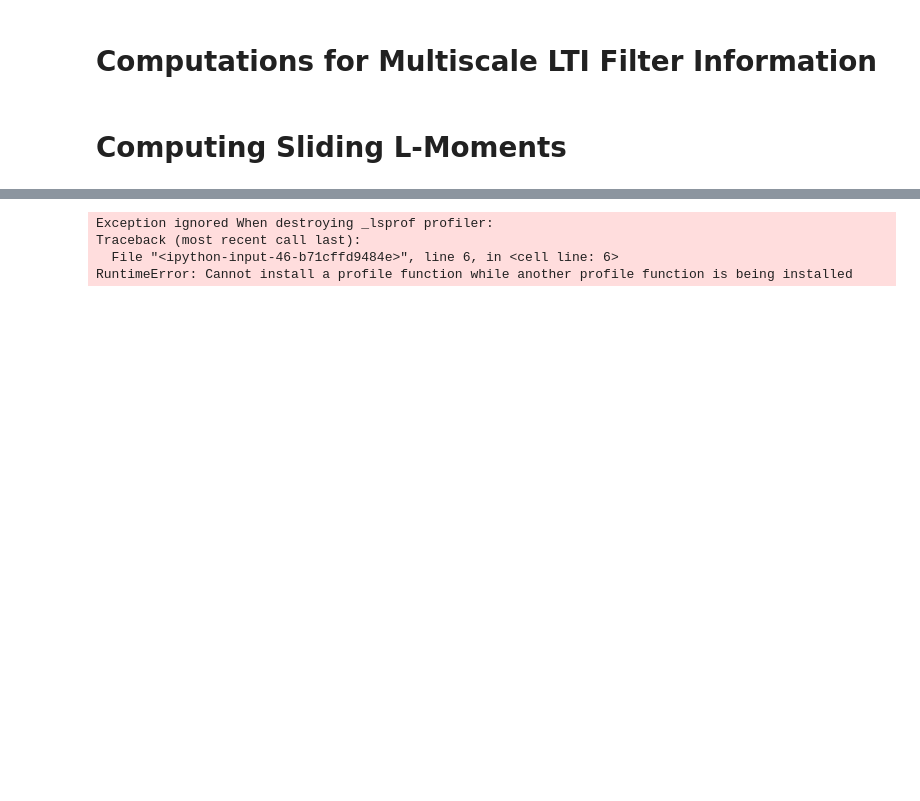
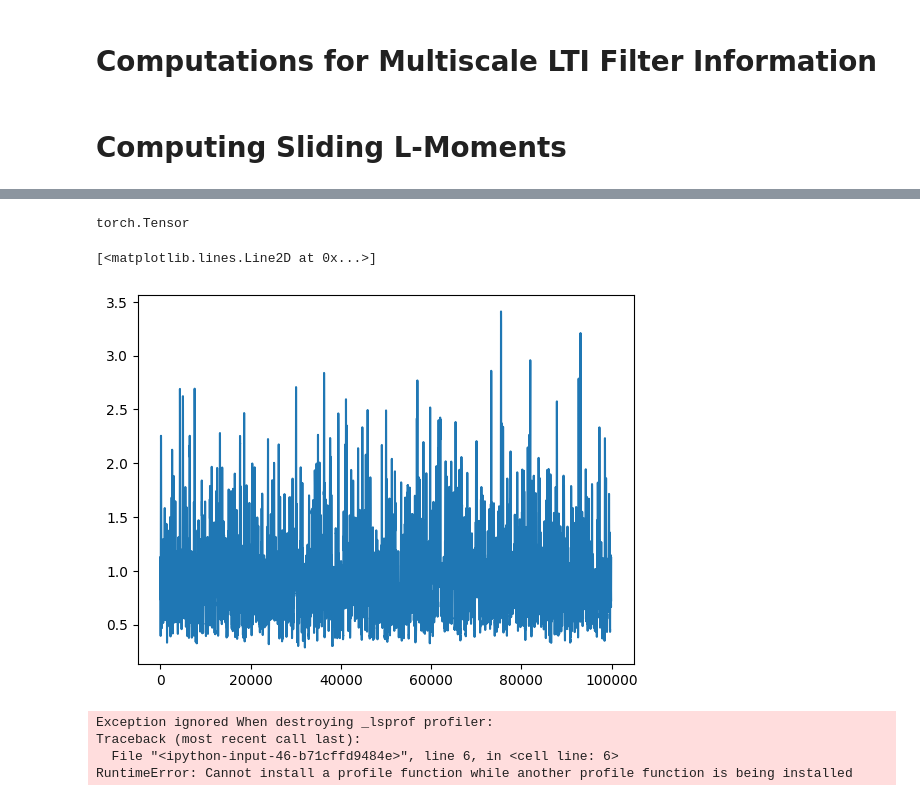
Before and after one commit to okuhlemadondo/Formulaic-Alpha-Search, a Jupyter notebook: transform-implementations.ipynb, the cells around one changed output, grey strips where cells are left out. Cells and saved outputs as stored; diff of their text form; code cells hidden in the pictures; blank space fills up the shorter version.

```diff
--- a/transform-implementations.ipynb
+++ b/transform-implementations.ipynb
@@ -507,3 +605,12 @@ L1 and L2:
+# %%
+type(result2)
+# %% [output]
+torch.Tensor
+# %%
+plt.plot(result2[:,1])
+# %% [output]
+[<matplotlib.lines.Line2D at 0x...>]
+[figure, added]
 # %%
 import cProfile
 import pstats
```
Also changed, not shown: parts of 5 cells of this notebook.
